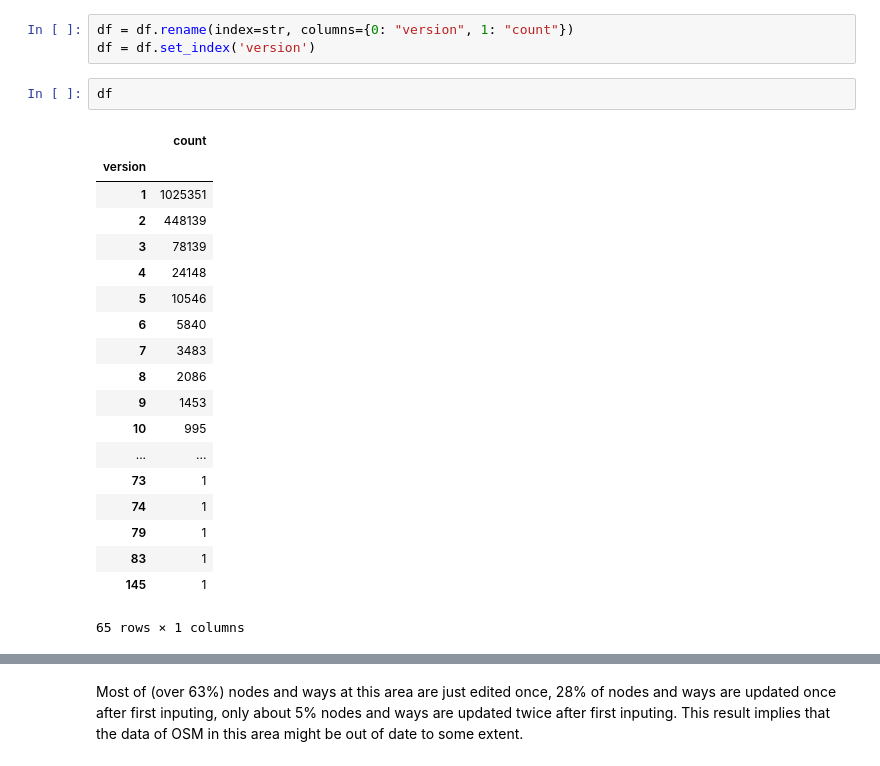
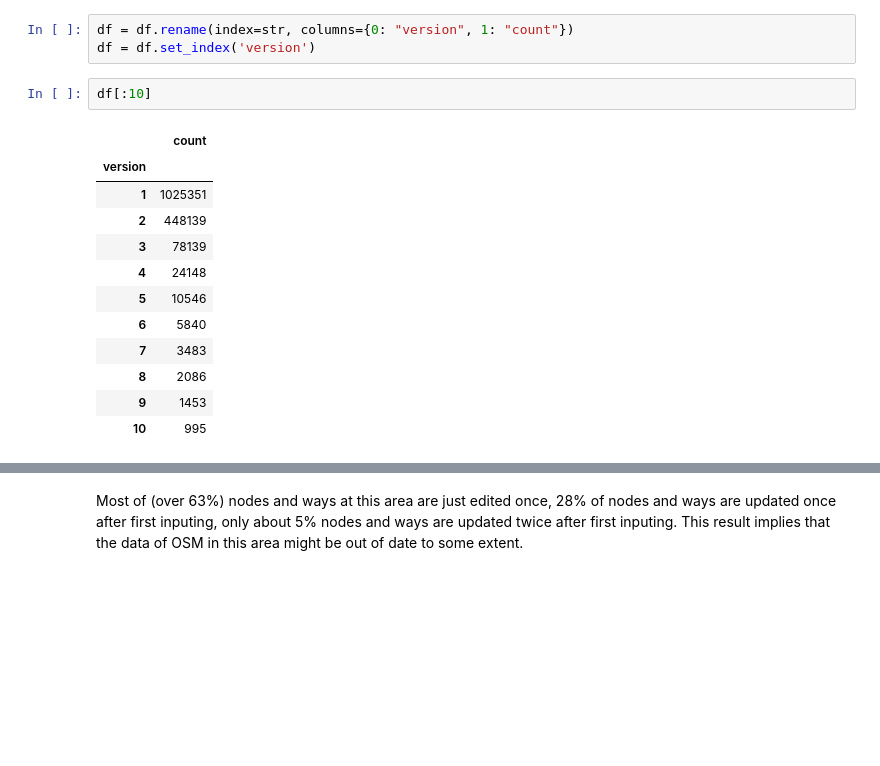
Before and after one commit to fzd9752/Udacity-Nanodegree-Program-Data-Analyst-Advanced, a Jupyter notebook: Project1-Wrangle-OpenStreetMap-Data/P1-OSM.ipynb, the cells around one changed output, grey strips where cells are left out. Cells and saved outputs as stored; diff of their text form; blank space fills up the shorter version.

```diff
--- a/Project1-Wrangle-OpenStreetMap-Data/P1-OSM.ipynb
+++ b/Project1-Wrangle-OpenStreetMap-Data/P1-OSM.ipynb
@@ -610,25 +567,18 @@ matplotlib.style.use('ggplot')
 df = df.rename(index=str, columns={0: "version", 1: "count"})
 df = df.set_index('version')
 # %%
-df
+df[:10]
 # %% [output]
 |  | count |
 | version |  |
 | 1 | 1025351 |
 | 2 | 448139 |
 | 3 | 78139 |
 | 4 | 24148 |
 | 5 | 10546 |
 | 6 | 5840 |
 | 7 | 3483 |
 | 8 | 2086 |
 | 9 | 1453 |
 | 10 | 995 |
-| ... | ... |
-| 73 | 1 |
-| 74 | 1 |
-| 79 | 1 |
-| 83 | 1 |
-| 145 | 1 |
-65 rows × 1 columns
 # %%
```
Also changed, not shown: parts of 18 cells of this notebook, 4 other files.
